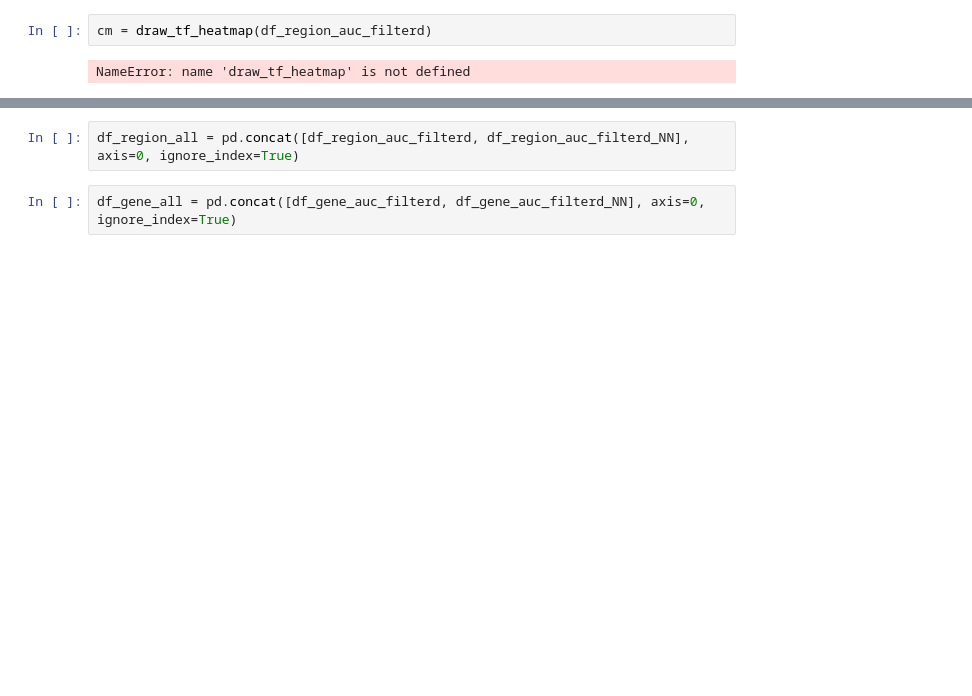
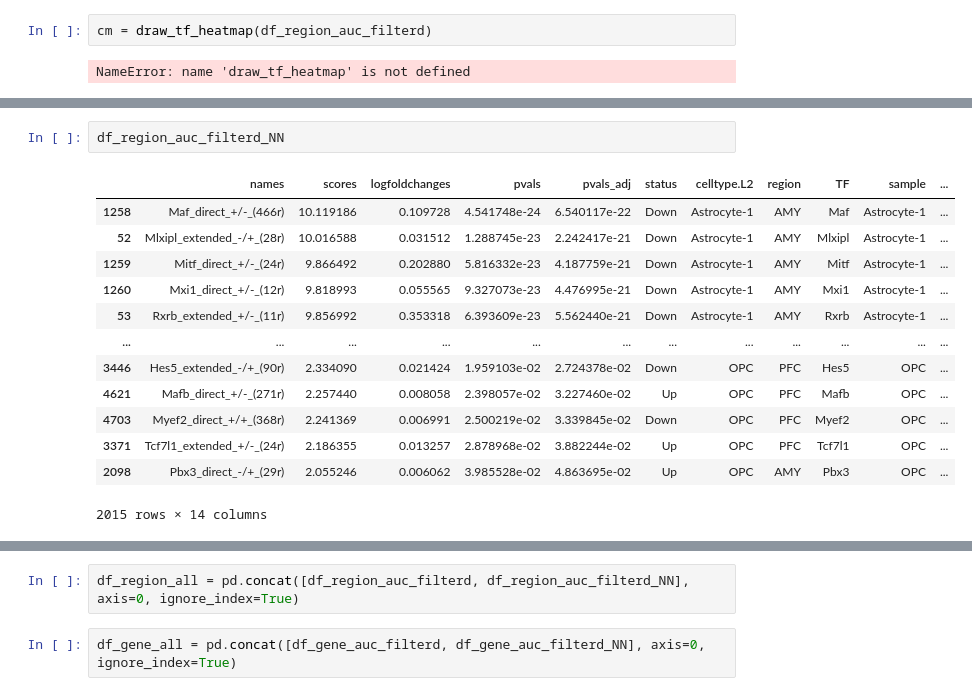
Before and after one commit to juychen/scmmd, a Jupyter notebook: 16scenicAUC.ipynb, the cells around one changed output, grey strips where cells are left out. Saved outputs shown, nothing was run; the diff lists cells and outputs as text; blank space fills up the shorter version.

```diff
--- a/16scenicAUC.ipynb
+++ b/16scenicAUC.ipynb
@@ -288,4 +288,20 @@ if (not os.path.exists('/data2st1/junyi/output/atac1112/scenic/scplus_region_bas
 else:
     df_region_auc_filterd_NN = pd.read_csv(f'/data2st1/junyi/output/atac1112/scenic/scplus_region_based_AUC_filtered_NN.csv', index_col=0)
     df_gene_auc_filterd_NN = pd.read_csv(f'/data2st1/junyi/output/atac1112/scenic/scplus_gene_based_AUC_filtered_NN.csv', index_col=0)
+# %%
+df_region_auc_filterd_NN
+# %% [output]
+|  | names | scores | logfoldchanges | pvals | pvals_adj | status | celltype.L2 | region | TF | sample | ... |
+| 1258 | Maf_direct_+/-_(466r) | 10.119186 | 0.109728 | 4.541748e-24 | 6.540117e-22 | Down | Astrocyte-1 | AMY | Maf | Astrocyte-1 | ... |
+| 52 | Mlxipl_extended_-/+_(28r) | 10.016588 | 0.031512 | 1.288745e-23 | 2.242417e-21 | Down | Astrocyte-1 | AMY | Mlxipl | Astrocyte-1 | ... |
+| 1259 | Mitf_direct_+/-_(24r) | 9.866492 | 0.202880 | 5.816332e-23 | 4.187759e-21 | Down | Astrocyte-1 | AMY | Mitf | Astrocyte-1 | ... |
+| 1260 | Mxi1_direct_+/-_(12r) | 9.818993 | 0.055565 | 9.327073e-23 | 4.476995e-21 | Down | Astrocyte-1 | AMY | Mxi1 | Astrocyte-1 | ... |
+| 53 | Rxrb_extended_+/-_(11r) | 9.856992 | 0.353318 | 6.393609e-23 | 5.562440e-21 | Down | Astrocyte-1 | AMY | Rxrb | Astrocyte-1 | ... |
+| ... | ... | ... | ... | ... | ... | ... | ... | ... | ... | ... | ... |
+| 3446 | Hes5_extended_-/+_(90r) | 2.334090 | 0.021424 | 1.959103e-02 | 2.724378e-02 | Down | OPC | PFC | Hes5 | OPC | ... |
+| 4621 | Mafb_direct_+/-_(271r) | 2.257440 | 0.008058 | 2.398057e-02 | 3.227460e-02 | Up | OPC | PFC | Mafb | OPC | ... |
+| 4703 | Myef2_direct_+/+_(368r) | 2.241369 | 0.006991 | 2.500219e-02 | 3.339845e-02 | Down | OPC | PFC | Myef2 | OPC | ... |
+| 3371 | Tcf7l1_extended_+/-_(24r) | 2.186355 | 0.013257 | 2.878968e-02 | 3.882244e-02 | Up | OPC | PFC | Tcf7l1 | OPC | ... |
+| 2098 | Pbx3_direct_-/+_(29r) | 2.055246 | 0.006062 | 3.985528e-02 | 4.863695e-02 | Up | OPC | AMY | Pbx3 | OPC | ... |
+2015 rows × 14 columns
 # %%
```
Also changed, not shown: parts of 8 cells of this notebook, 3 other files.
